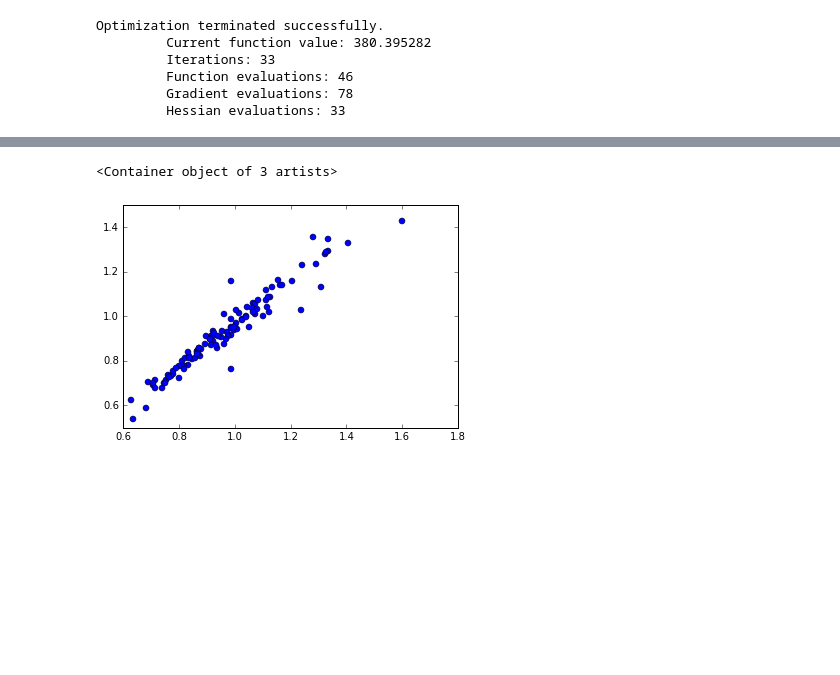
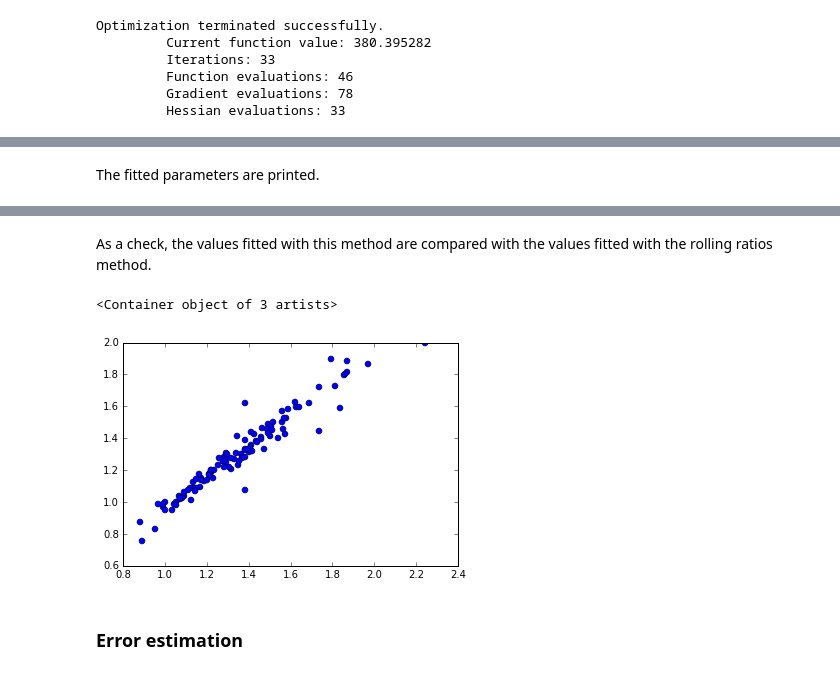
Before and after one commit to sciaba/ATLAS-CPU-time-analysis, a Jupyter notebook: Notebooks/Fit CPU power of sites.ipynb, the cells around one changed output, grey strips where cells are left out. Cells and saved outputs as stored; diff of their text form; code cells hidden in the pictures; blank space fills up the shorter version.

```diff
--- a/Notebooks/Fit CPU power of sites.ipynb
+++ b/Notebooks/Fit CPU power of sites.ipynb
@@ -15,0 +26,3 @@ df = pd.read_csv('task_cpu_90d_2.csv', names=['jeditaskid', 'processingtype', 't
+# %%
+event_type = 'evgen'
+mode = 'site'
@@ -16,5 +31,5 @@ df = pd.read_csv('task_cpu_90d_2.csv', names=['jeditaskid', 'processingtype', 't
 # %%
-grouped = df[df.processingtype == 'evgen'].groupby(['site'], as_index=False)
+grouped = df[df.processingtype == event_type].groupby([mode], as_index=False)
 tot_wc = grouped['wc'].sum()
 a = tot_wc.sort_values('wc', ascending=False)
 bigtotal_wc = a.wc.sum()
@@ -22,5 +39,5 @@ big_sites = a[a.wc > bigtotal_wc * 0.001].site.tolist()
 # %%
-grouped = df.groupby(['processingtype', 'jeditaskid', 'site'], as_index=False, sort=False)
+grouped = df.groupby(['processingtype', 'jeditaskid', mode], as_index=False, sort=False)
 
 data = defaultdict(OrderedDict)
 for (p, j, s), g in grouped:
@@ -377,3 +469,5 @@ Optimization terminated successfully.
+# %% [markdown]
+The fitted parameters are printed.
 # %%
 k_val = result_val.x[ntask:]
 # %%
@@ -398,4 +492,6 @@ print k_val
   0.93874609  1.1225994   1.05243845  1.33428861  1.0661354   0.93188844
   1.20551565  1.11499882  1.30996412  0.89493109  0.83056092  0.95454293
   1.08255766  0.87059149  0.63583411]
+# %% [markdown]
+As a check, the values fitted with this method are compared with the values fitted with the rolling ratios method.
 # %%
@@ -403,5 +499,7 @@ k_sci = k * 0.713
 # %%
-plt.errorbar(k_val, k_sci, fmt='o')
+plt.errorbar(k_val / k_val[smap['CERN-PROD']], k, fmt='o')
 # %% [output]
 <Container object of 3 artists>
-[figure, old version]
+[figure, new version]
+# %% [markdown]
+### Error estimation
```
Also changed, not shown: parts of 42 cells of this notebook, 1 other file.
